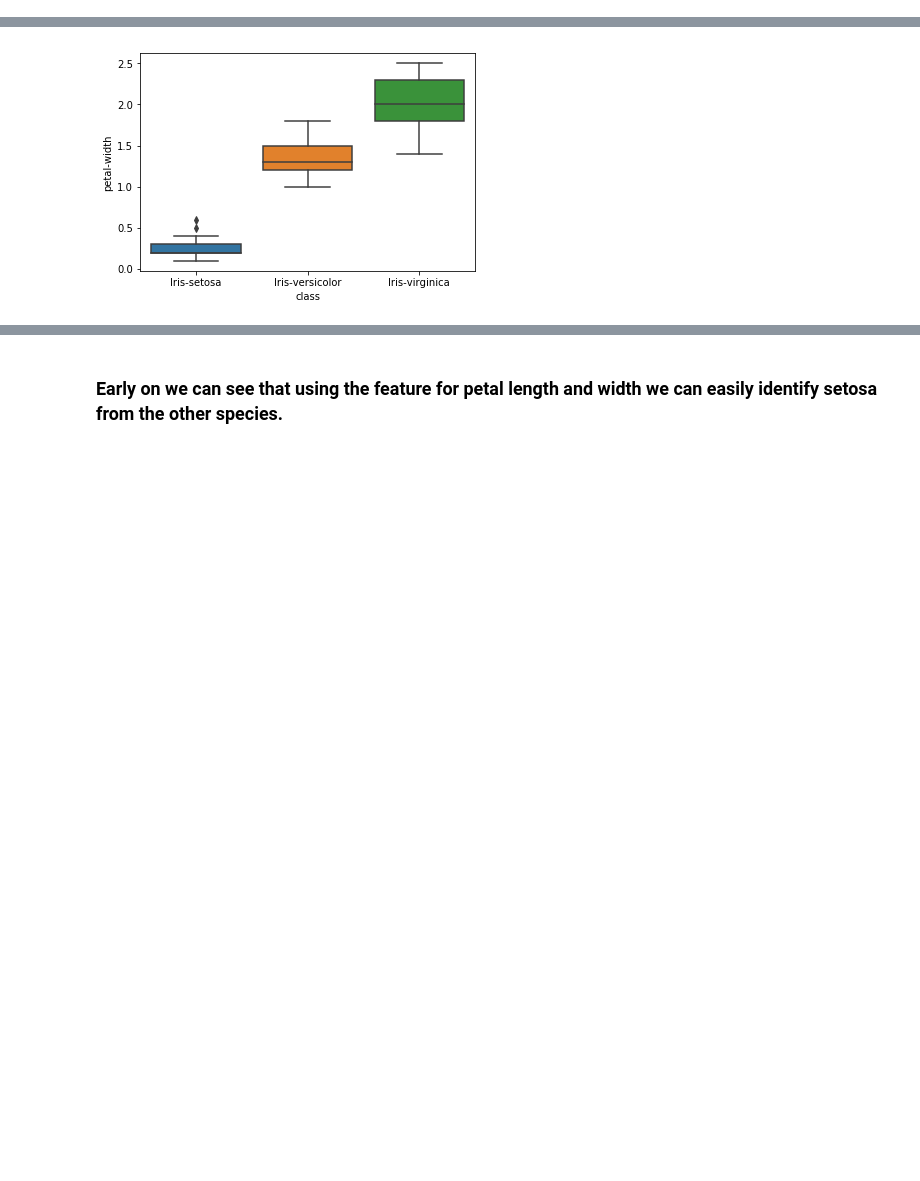
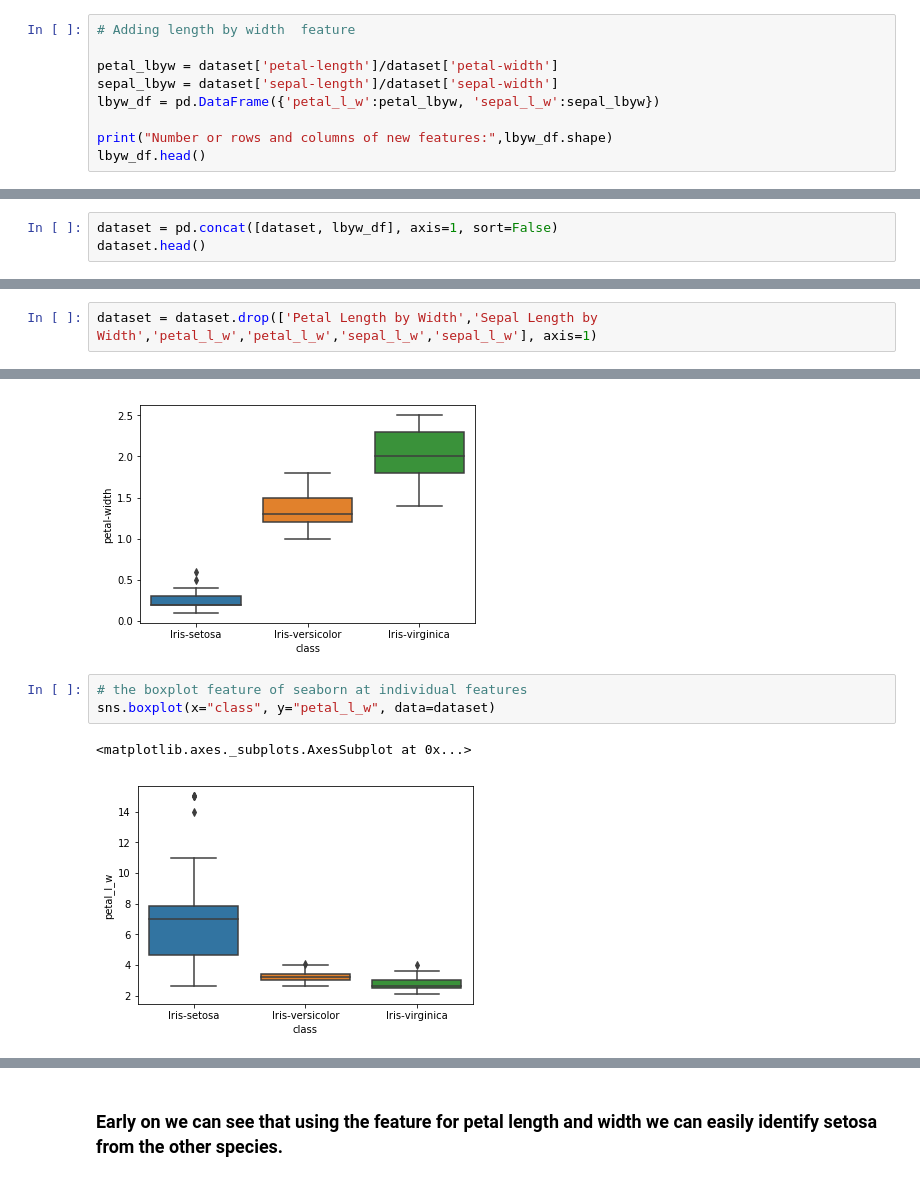
Before and after one commit to rajasekhar6057/Data-Science-Pipe-Line, a Jupyter notebook: Data Science Pipeline - Iris Dataset.ipynb, the cells around one changed output, grey strips where cells are left out. Cells and saved outputs as stored; diff of their text form; blank space fills up the shorter version.

```diff
--- a/Data Science Pipeline - Iris Dataset.ipynb
+++ b/Data Science Pipeline - Iris Dataset.ipynb
@@ -59,0 +62,9 @@ dtype: int64
+# %%
+# Adding length by width  feature
+
+petal_lbyw = dataset['petal-length']/dataset['petal-width']
+sepal_lbyw = dataset['sepal-length']/dataset['sepal-width']
+lbyw_df = pd.DataFrame({'petal_l_w':petal_lbyw, 'sepal_l_w':sepal_lbyw})
+
+print("Number or rows and columns of new features:",lbyw_df.shape)
+lbyw_df.head()
@@ -59,0 +79,3 @@ dtype: int64
+# %%
+dataset = pd.concat([dataset, lbyw_df], axis=1, sort=False)
+dataset.head()
@@ -60,3 +89,5 @@ dtype: int64
+# %%
+dataset = dataset.drop(['Petal Length by Width','Sepal Length by Width','petal_l_w','petal_l_w','sepal_l_w','sepal_l_w'], axis=1)
 # %% [markdown]
 # Exploratory Data Analysis
 # %%
@@ -87,3 +118,9 @@ sns.boxplot(x="class", y="petal-width", data=dataset)
 # %% [output]
 <matplotlib.axes._subplots.AxesSubplot at 0x...>
 [figure]
+# %%
+# the boxplot feature of seaborn at individual features
+sns.boxplot(x="class", y="petal_l_w", data=dataset)
+# %% [output]
+<matplotlib.axes._subplots.AxesSubplot at 0x...>
+[figure, added]
```
Also changed, not shown: parts of 5 cells of this notebook.
